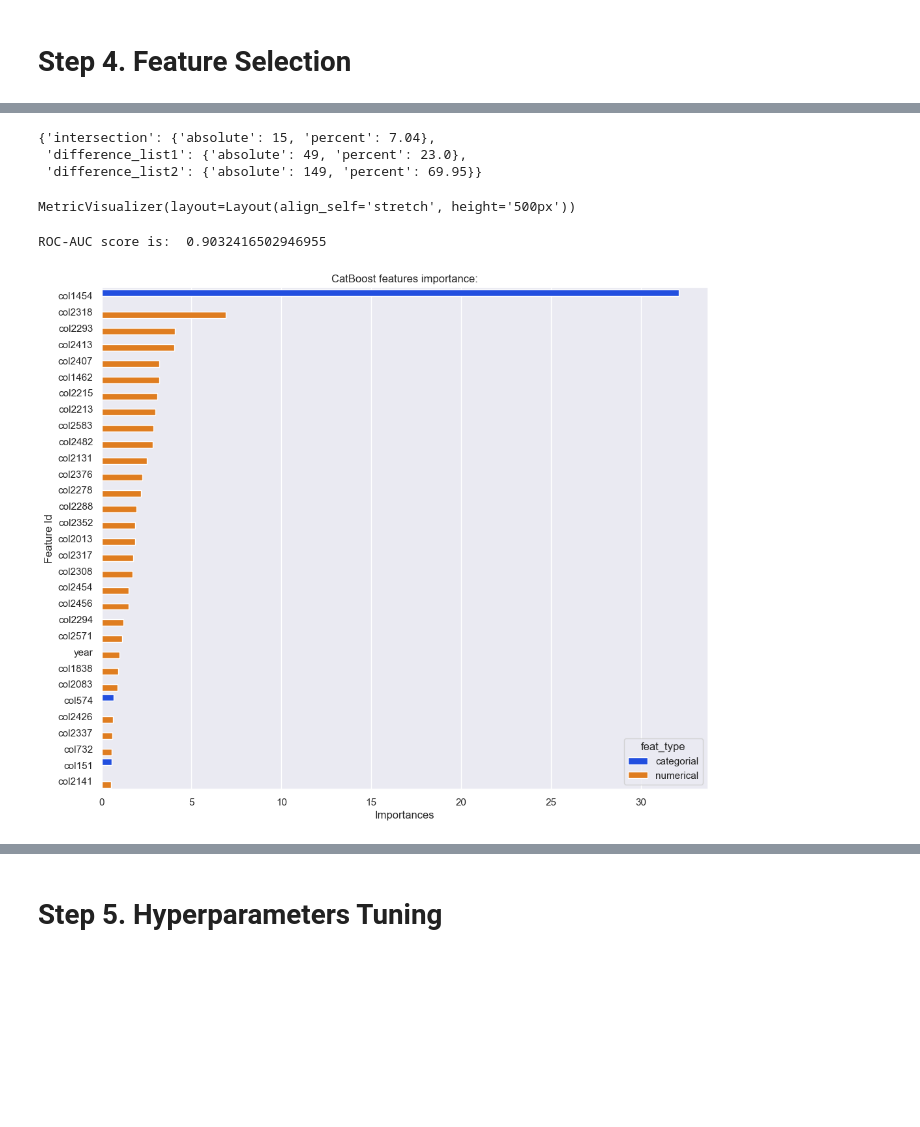
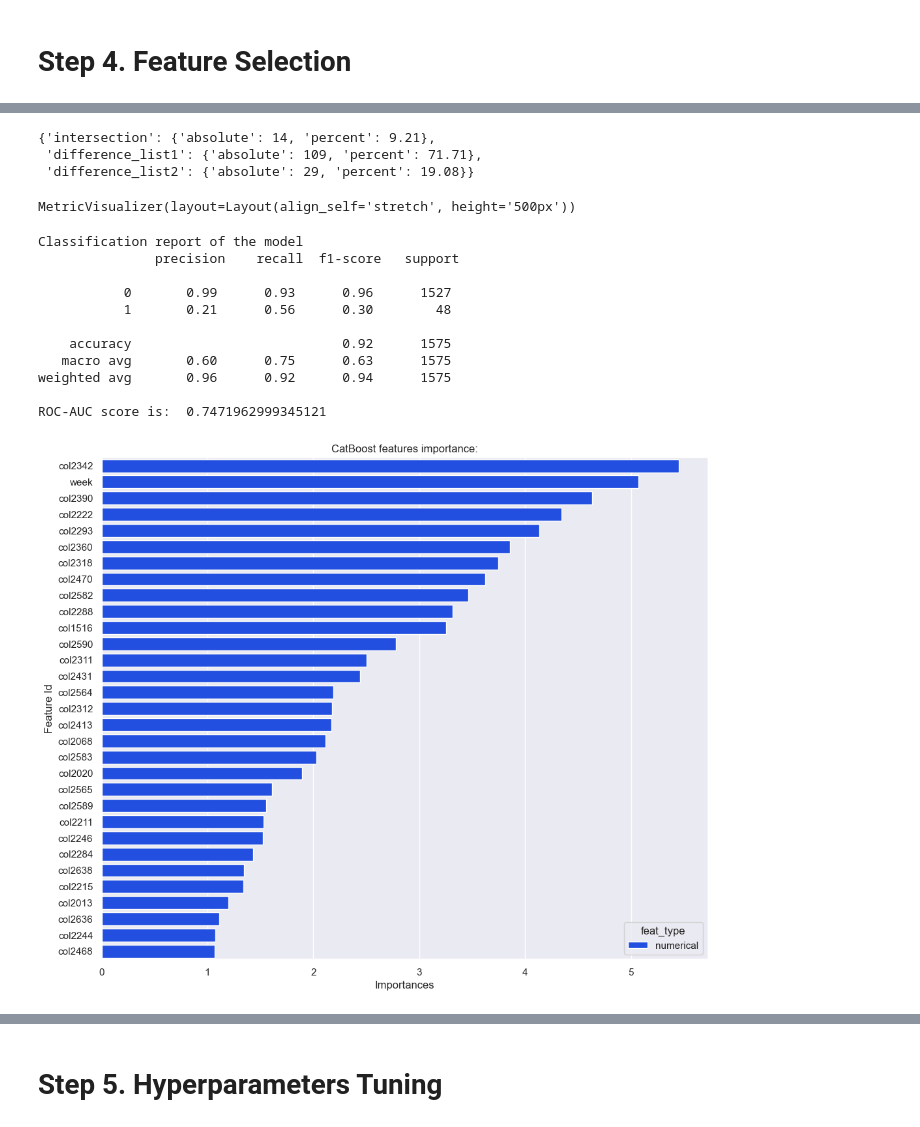
Before and after one commit to FVA13/samolet_parking_lot, a Jupyter notebook: notebooks/model_assemble.ipynb, the cells around one changed output, grey strips where cells are left out. Cells and saved outputs as stored; diff of their text form; code cells hidden in the pictures; blank space fills up the shorter version.

```diff
--- a/notebooks/model_assemble.ipynb
+++ b/notebooks/model_assemble.ipynb
@@ -214,14 +243,14 @@ ROC-AUC score is:  0.8719916502946956
 # %% [markdown]
 # Step 4. Feature Selection
 # %%
-shrunk_columns_anew = False
+shrunk_columns_anew = True
 if shrunk_columns_anew:
     useful_column_indices_sk = get_sklearn_important_features(model, X_train, X_test, y_test, plot=False)
     useful_column_indices_rf = get_random_feat_important_features(X_train, y_train, X_valid, y_valid)
-    # with open('useful_column_indices_sk.pkl', 'wb') as fp:
-    #     pickle.dump(useful_column_indices_sk, fp)
-    # with open('useful_column_indices_rf.pkl', 'wb') as fp:
-    #     pickle.dump(useful_column_indices_rf, fp)
+    with open('useful_column_indices_sk_new.pkl', 'wb') as fp:
+        pickle.dump(useful_column_indices_sk, fp)
+    with open('useful_column_indices_rf_new.pkl', 'wb') as fp:
+        pickle.dump(useful_column_indices_rf, fp)
 else:
     with open('useful_column_indices_sk.pkl', 'rb') as fp:
         useful_column_indices_sk = pickle.load(fp)
@@ -233,9 +267,9 @@ useful_column_indices_intersect = lists_intersection(useful_column_indices_sk, u
 # compare both feature extraction methods
 lists_analysis(useful_column_indices_sk, useful_column_indices_rf)
 # %% [output]
-{'intersection': {'absolute': 15, 'percent': 7.04},
- 'difference_list1': {'absolute': 49, 'percent': 23.0},
- 'difference_list2': {'absolute': 149, 'percent': 69.95}}
+{'intersection': {'absolute': 14, 'percent': 9.21},
+ 'difference_list1': {'absolute': 109, 'percent': 71.71},
+ 'difference_list2': {'absolute': 29, 'percent': 19.08}}
 # %%
 useful_column_indices = useful_column_indices_sk
 
@@ -253,9 +287,20 @@ MetricVisualizer(layout=Layout(align_self='stretch', height='500px'))
 # %%
 plot_model_info(
     model_cleansed,
     X_test_cleaned,
     y_test,
+    catboost=True,
 )
 # %% [output]
-ROC-AUC score is:  0.9032416502946955
+Classification report of the model
+               precision    recall  f1-score   support
+
+           0       0.99      0.93      0.96      1527
+           1       0.21      0.56      0.30        48
+
+    accuracy                           0.92      1575
+   macro avg       0.60      0.75      0.63      1575
+weighted avg       0.96      0.92      0.94      1575
+
+ROC-AUC score is:  0.7471962999345121
-[figure, old version]
+[figure, new version]
```
Also changed, not shown: parts of 27 cells of this notebook, 2 other files.
